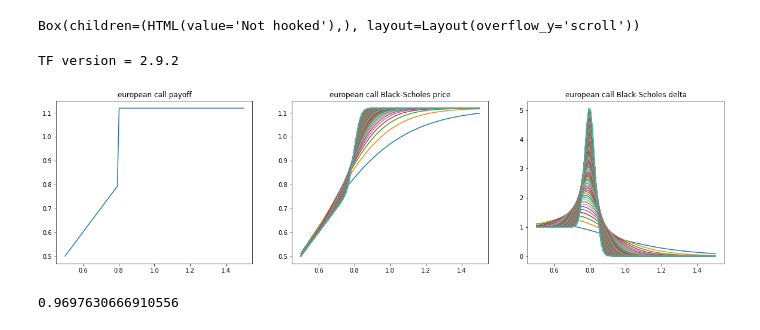
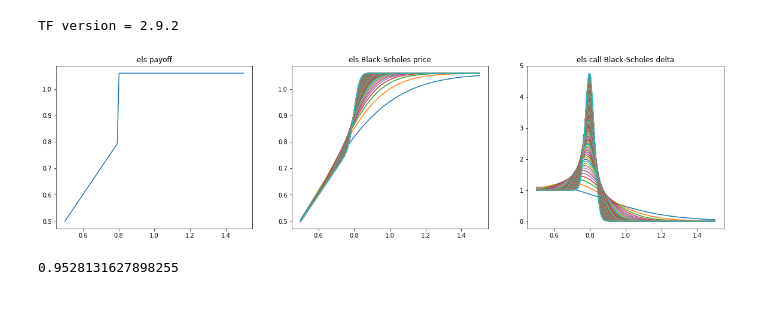
Before and after one commit to moo-337/moo, a Jupyter notebook: docs/get_started_els.ipynb, the cells around one changed output. Saved outputs shown, nothing was run; the diff lists cells and outputs as text; code cells hidden in the pictures.

```diff
--- a/docs/get_started_els.ipynb
+++ b/docs/get_started_els.ipynb
@@ -1,61 +1,5 @@
 # %% [markdown]
 <a href="https://colab.research.google.com/github/moo-337/moo/blob/master/docs/get_started_els.ipynb" target="_parent"><img src="https://colab.research.google.com/assets/colab-badge.svg" alt="Open In Colab"/></a>
-# %%
-import ipywidgets as widgets # Loads the Widget framework.
-from IPython.core.magics.namespace import NamespaceMagics # Used to query namespace.
-
-# For this example, hide these names, just to avoid polluting the namespace further
-get_ipython().user_ns_hidden['widgets'] = widgets
-get_ipython().user_ns_hidden['NamespaceMagics'] = NamespaceMagics
-
-class VariableInspectorWindow(object):
-    instance = None
-
-    def __init__(self, ipython):
-        """Public constructor."""
-        if VariableInspectorWindow.instance is not None:
-            raise Exception("""Only one instance of the Variable Inspector can exist at a
-                time.  Call close() on the active instance before creating a new instance.
-                If you have lost the handle to the active instance, you can re-obtain it
-                via `VariableInspectorWindow.instance`.""")
-
-        VariableInspectorWindow.instance = self
-        self.closed = False
-        self.namespace = NamespaceMagics()
-        self.namespace.shell = ipython.kernel.shell
-
-        self._box = widgets.Box()
-        self._box.layout.overflow_y = 'scroll'
-        self._table = widgets.HTML(value = 'Not hooked')
-        self._box.children = [self._table]
-
-        self._ipython = ipython
-        self._ipython.events.register('post_run_cell', self._fill)
-
-    def close(self):
-        """Close and remove hooks."""
-        if not self.closed:
-            self._ipython.events.unregister('post_run_cell', self._fill)
-            self._box.close()
-            self.closed = True
-            VariableInspectorWindow.instance = None
-
-    def _fill(self, _result):
-        """Fill self with variable information."""
-        values = self.namespace.who_ls()
-        self._table.value = '<div class="rendered_html jp-RenderedHTMLCommon"><table><thead><tr><th>Name</th><th>Type</th><th>Value</th></tr></thead><tr><td>' + \
-            '</td></tr><tr><td>'.join(['{0}</td><td>{1}</td><td>{2}'.format(v, type(eval(v)).__name__, str(eval(v))) for v in values]) + \
-            '</td></tr></table></div>'
-
-    def _ipython_display_(self):
-        """Called when display() or pyout is used to display the Variable
-        Inspector."""
-        self._box._ipython_display_()
-
-inspector = VariableInspectorWindow(get_ipython())
-inspector
-# %% [output]
-Box(children=(HTML(value='Not hooked'),), layout=Layout(overflow_y='scroll'))
 # %%
 import numpy as np
 import tensorflow as tf
@@ -77,10 +21,10 @@ global strike, sigma, coupon, oh_value, cost
 N = 100 # of timestep
 # autocall_idx = [int(100/6*(i+1)) for i in range(6)] # autocall index of timestep
 S0 = 1 # initial underlying price
-T = 3 # time to maturity
+T = 1 # time to maturity
 strike = 0.8
-sigma = 0.2
-coupon = 0.12
+sigma = 0.3
+coupon = 0.06
 oh_value = 8
 cost = 0.0002
 
@@ -111,37 +55,37 @@ def payoff_f(x):
 def cash_or_nothing_C(S, K, T, sigma):
     return stats.norm.cdf((np.log(S/K)+(-0.5*sigma**2)*T)/(sigma*np.sqrt(T)), 0, 1)
 
 def asset_or_nothing_P(S, K, T, sigma):
     return S*stats.norm.cdf(-(np.log(S/K)+(0.5*sigma**2)*T)/(sigma*np.sqrt(T)), 0, 1)
 
 def conC_delta(S, K, T, sigma):
     return stats.norm.pdf((np.log(S/K)+(-0.5*sigma**2)*T)/(sigma*np.sqrt(T)), 0, 1) / (sigma*np.sqrt(T)*S)
 
 def aonP_delta(S, K, T, sigma):
     return stats.norm.cdf(-(np.log(S/K)+(0.5*sigma**2)*T)/(sigma*np.sqrt(T)), 0, 1) - stats.norm.pdf(-(np.log(S/K)+(0.5*sigma**2)*T)/(sigma*np.sqrt(T)), 0, 1) / (sigma*np.sqrt(T))
 
 def BS_closedform(S, T):
     return (1+coupon)*cash_or_nothing_C(S, strike, T, sigma) + asset_or_nothing_P(S, strike, T, sigma)
 
 def BS_delta(S, T):
     return (1+coupon)*conC_delta(S, strike, T, sigma) + aonP_delta(S, strike, T, sigma)
 
 x = np.linspace(0.5, 1.5, 100).reshape((-1,1))
 
 fig0, ax0 = plt.subplots(1, 3, squeeze=False)
 fig0.set_size_inches(20, 5)
 
-ax0[0, 0].set_title("european call payoff")
-ax0[0, 1].set_title("european call Black-Scholes price")
-ax0[0, 2].set_title("european call Black-Scholes delta")
+ax0[0, 0].set_title("els payoff")
+ax0[0, 1].set_title("els Black-Scholes price")
+ax0[0, 2].set_title("els call Black-Scholes delta")
 
 ax0[0, 0].plot(x, payoff_f(x))
 
 for i in range(N):
     ax0[0, 1].plot(x, BS_closedform(x, T/(i+1)))
     ax0[0, 2].plot(x, BS_delta(x, T/(i+1)))
 # %% [output]
-[figure, old version]
+[figure, new version]
 # %%
 # Neural Network architecture for hedging a portfolio of derivatives
 
@@ -220,8 +164,9 @@ xtrain = ([initialprice*np.ones((Ktrain, u))] +
           [np.random.normal(-(sigma)**2/2*(grid[i+1]-grid[i]), sigma*np.sqrt(grid[i+1]-grid[i]), (Ktrain, u)) for i in range(N)])
 
 ytrain = np.zeros((Ktrain, 1+N))
+# ytrain[:, 0] += 0.05
 # %% [output]
-0.9697630666910556
+0.9528131627898255
 # %%
 def loss_mse(y_true, y_pred):
     return K.mean(K.square(y_pred[:, 0]-y_true[:,0]))
```
Also changed, not shown: parts of 14 cells of this notebook.
